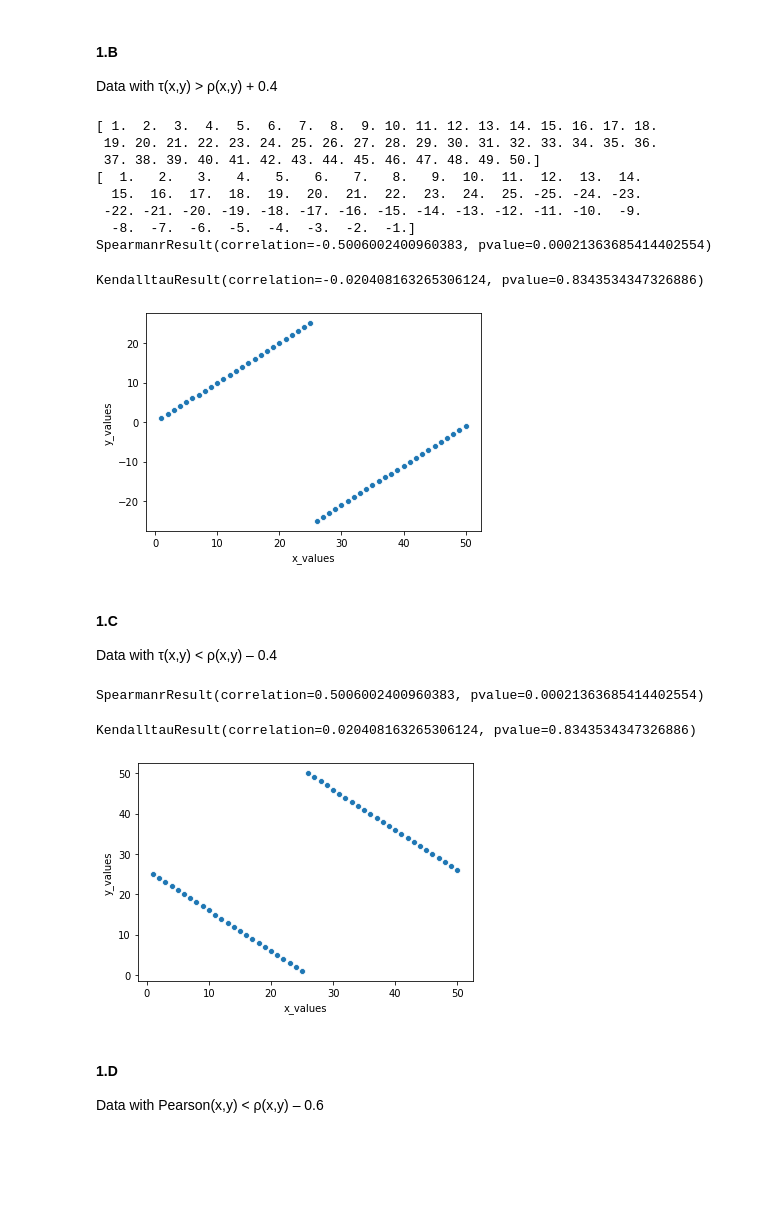
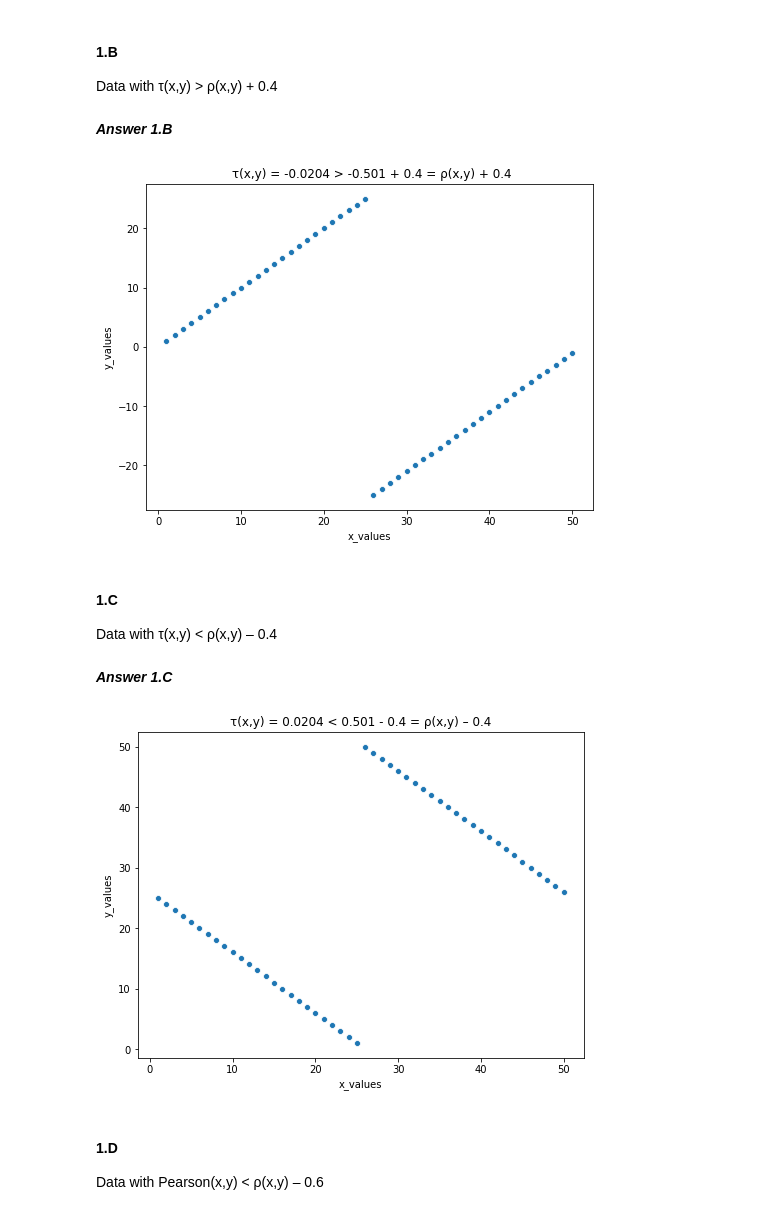
Before and after one commit to mayakerem/StatisticsDataAnalysis, a Jupyter notebook: HW3/HW3.ipynb, the cells around one changed output. Saved outputs shown, nothing was run; the diff lists cells and outputs as text; code cells hidden in the pictures; blank space fills up the shorter version.

```diff
--- a/HW3/HW3.ipynb
+++ b/HW3/HW3.ipynb
@@ -60,53 +66,42 @@ Text(0.5, 1.0, 'Correlation for n data points: 0.99999')
 # %% [markdown]
 #### 1.B
 Data with τ(x,y) > ρ(x,y) + 0.4
+# %% [markdown]
+***Answer 1.B***
 # %%
 x_values = np.linspace(1,50,50)
 temp = x_values[:len(x_values)//2]*(-1)
 y_values = np.linspace(1,25,25)
-# y_values= np.append(y_values,temp)
 y_values= np.append(y_values,np.flip(temp))
 
+spearman_corr, spearman_pval = stats.spearmanr(x_values,y_values)
+kendall_corr, kendall_pval = stats.kendalltau(x_values,y_values)
+
 df = pd.DataFrame({'x_values': x_values, "y_values": y_values})
-
-print(x_values)
-print(y_values)
-
-sns.scatterplot(x = 'x_values',y='y_values',data=df);
-
-print(stats.spearmanr(x_values,y_values))
-stats.kendalltau(x_values,y_values)
+plt.figure(figsize=(8,6))
+sns.scatterplot(x = 'x_values',y='y_values',data=df).set_title(" τ(x,y) = {:.3} > {:.3} + 0.4 = ρ(x,y) + 0.4".format(kendall_corr, spearman_corr))
+plt.show()
 # %% [output]
-[ 1.  2.  3.  4.  5.  6.  7.  8.  9. 10. 11. 12. 13. 14. 15. 16. 17. 18.
- 19. 20. 21. 22. 23. 24. 25. 26. 27. 28. 29. 30. 31. 32. 33. 34. 35. 36.
- 37. 38. 39. 40. 41. 42. 43. 44. 45. 46. 47. 48. 49. 50.]
-[  1.   2.   3.   4.   5.   6.   7.   8.   9.  10.  11.  12.  13.  14.
-  15.  16.  17.  18.  19.  20.  21.  22.  23.  24.  25. -25. -24. -23.
- -22. -21. -20. -19. -18. -17. -16. -15. -14. -13. -12. -11. -10.  -9.
-  -8.  -7.  -6.  -5.  -4.  -3.  -2.  -1.]
-SpearmanrResult(correlation=-0.5006002400960383, pvalue=0.00021363685414402554)
-KendalltauResult(correlation=-0.020408163265306124, pvalue=0.8343534347326886)
-[figure, old version]
+[figure, new version]
 # %% [markdown]
 #### 1.C
 Data with τ(x,y) < ρ(x,y) – 0.4
+# %% [markdown]
+***Answer 1.C***
 # %%
 x_values = np.linspace(1,50,50)
 y_values = np.linspace(25,1,25)
 y_values = np.append(y_values, np.linspace(50,26,25))
+
+spearman_corr, spearman_pval = stats.spearmanr(x_values,y_values)
+kendall_corr, kendall_pval = stats.kendalltau(x_values,y_values)
+
 df = pd.DataFrame({'x_values': x_values, "y_values": y_values})
-
-# print(x_values)
-# print(y_values)
-
-sns.scatterplot(x = 'x_values',y='y_values',data=df);
-
-print(stats.spearmanr(x_values,y_values))
-stats.kendalltau(x_values,y_values)
+plt.figure(figsize=(8,6))
+sns.scatterplot(x = 'x_values',y='y_values',data=df).set_title("τ(x,y) = {:.3} < {:.3} - 0.4 = ρ(x,y) – 0.4".format(kendall_corr, spearman_corr))
+plt.show()
 # %% [output]
-SpearmanrResult(correlation=0.5006002400960383, pvalue=0.00021363685414402554)
-KendalltauResult(correlation=0.020408163265306124, pvalue=0.8343534347326886)
-[figure, old version]
+[figure, new version]
 # %% [markdown]
 #### 1.D
 Data with Pearson(x,y) < ρ(x,y) – 0.6
```
Also changed, not shown: parts of 44 cells of this notebook.
